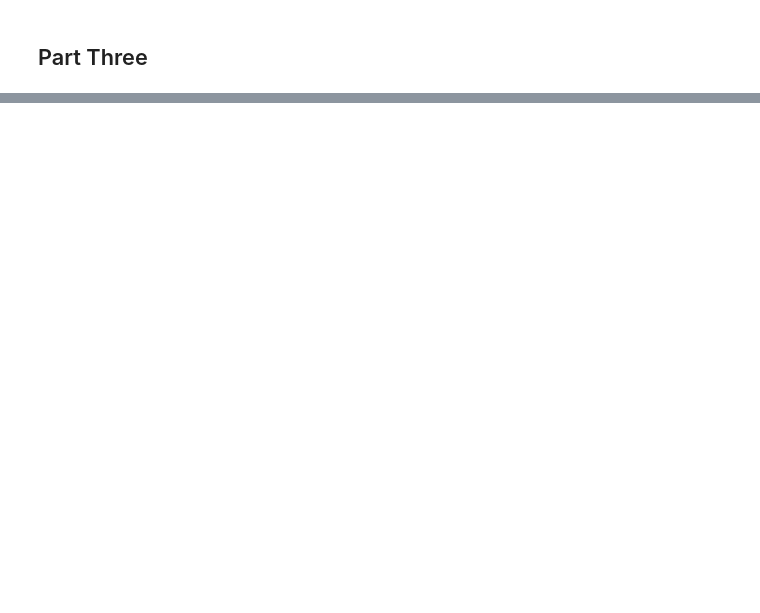
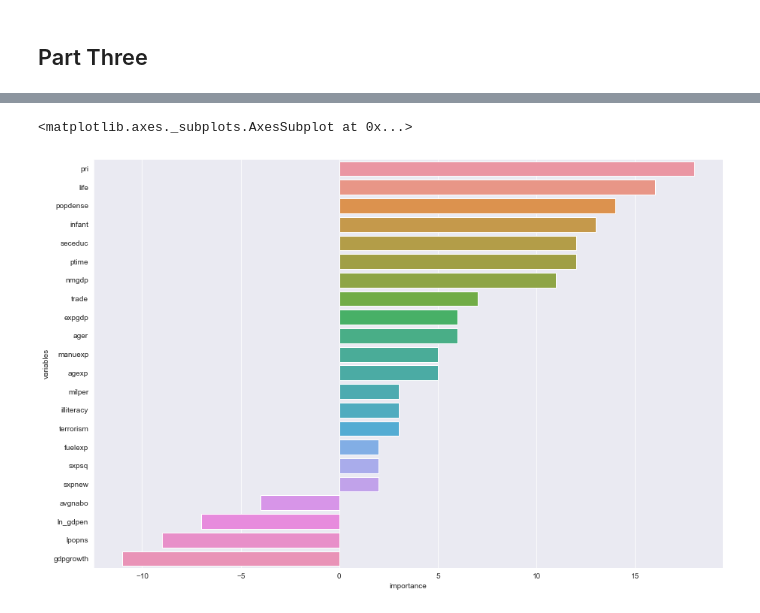
Before and after one commit to epfl-ada/ada-2020-project-milestone-p3-p3_adaconda, a Jupyter notebook: P4 Merge.ipynb, the cells around one changed output, grey strips where cells are left out. Saved outputs shown, nothing was run; the diff lists cells and outputs as text; code cells hidden in the pictures; blank space fills up the shorter version.

```diff
--- a/P4 Merge.ipynb
+++ b/P4 Merge.ipynb
@@ -676,0 +713,14 @@ rocList(clf,Xs,Ys,n=10,labels = [])
+# %%
+testDF = pd.DataFrame ( { 'variables' : features ,
+                              'importance': scores  ,
+                              }  )
+
+#i order the features according to their importance, and keep only the 20 best
+testDF = testDF.sort_values(by=['importance'] , ascending=False)
+
+
+plt.figure(figsize=(15,10))
+sns.barplot(y=testDF['variables'], x=testDF['importance'],)
+# %% [output]
+<matplotlib.axes._subplots.AxesSubplot at 0x...>
+[figure, added]
```
Also changed, not shown: parts of 26 cells of this notebook.
